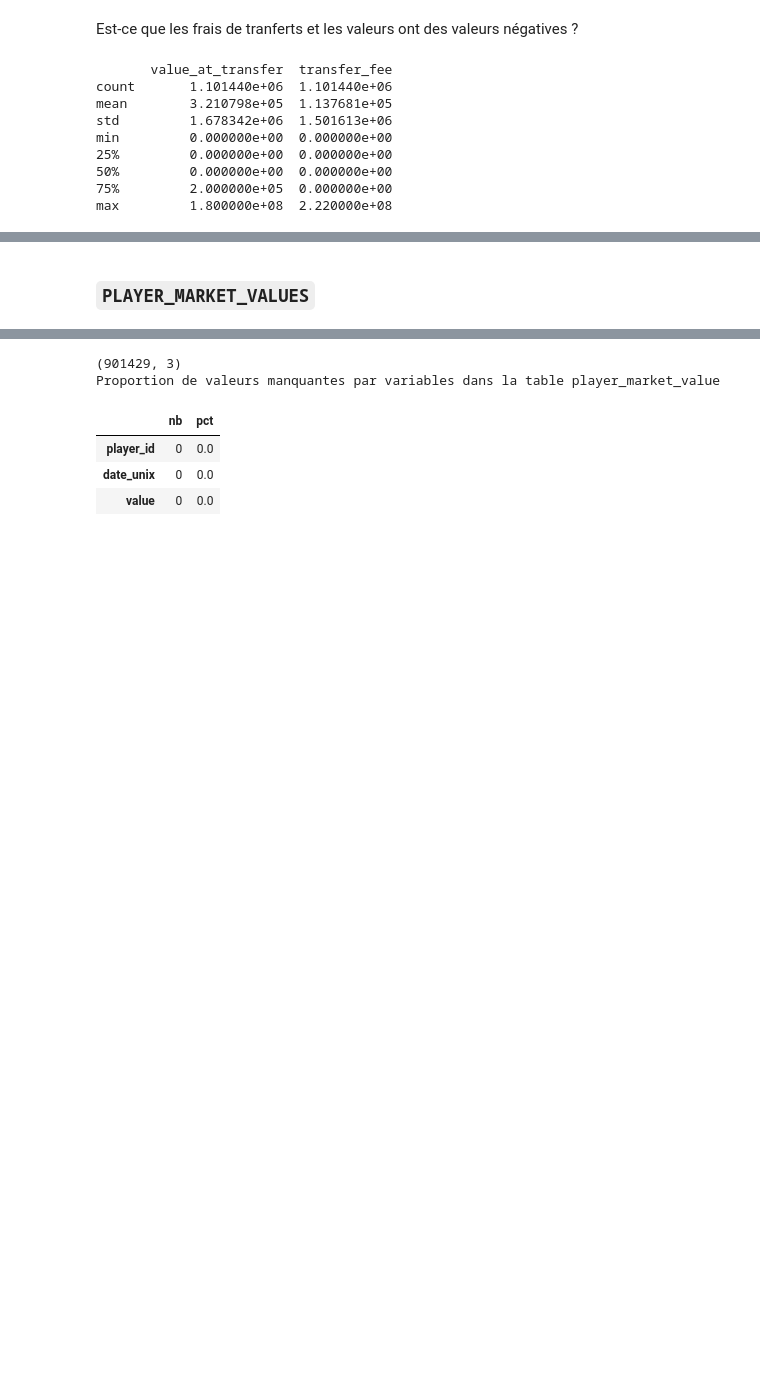
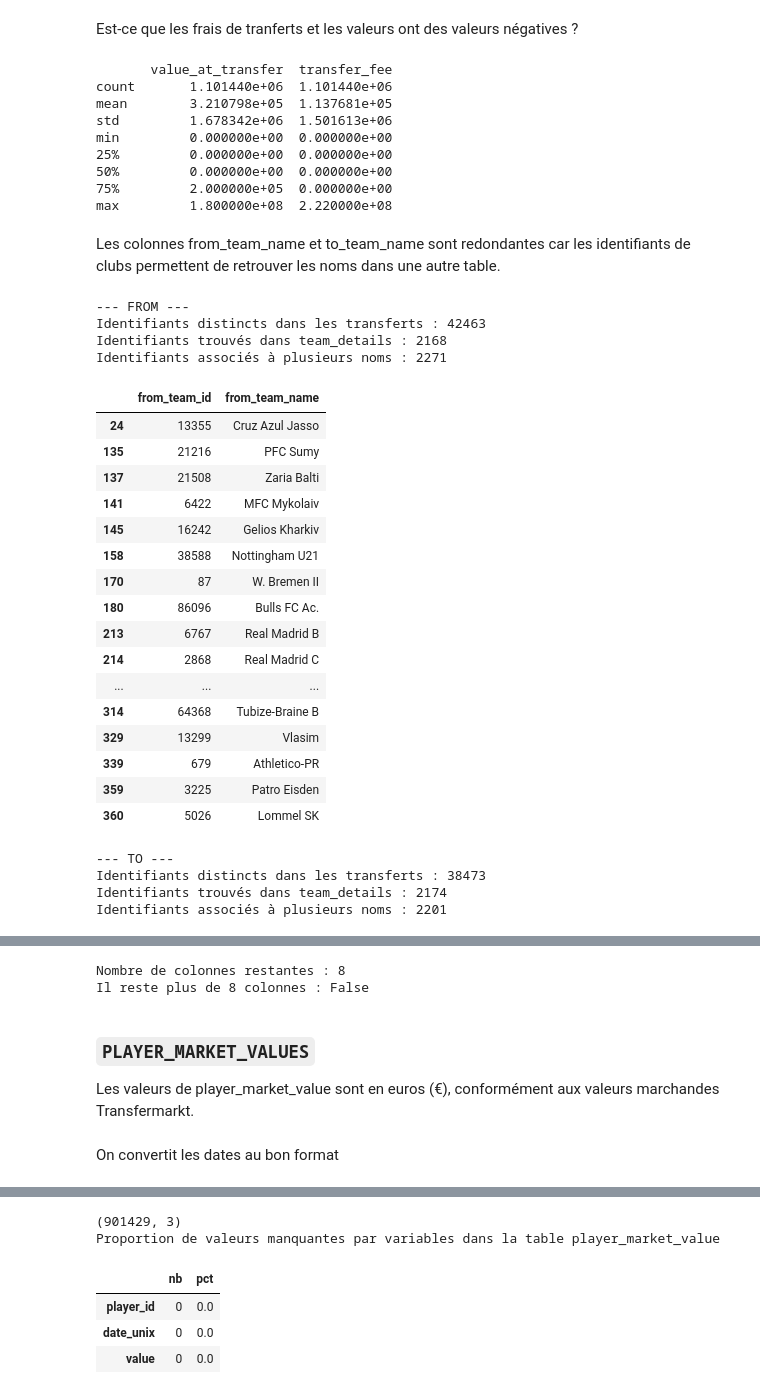
Before and after one commit to Charlesptrd/football-key-person-insurance, a Jupyter notebook: notebooks/01_database.ipynb, the cells around one changed output, grey strips where cells are left out. Saved outputs shown, nothing was run; the diff lists cells and outputs as text; code cells hidden in the pictures; blank space fills up the shorter version.

```diff
--- a/notebooks/01_database.ipynb
+++ b/notebooks/01_database.ipynb
@@ -2102,3 +2130,71 @@ min         0.000000e+00  0.000000e+00
 50%         0.000000e+00  0.000000e+00
 75%         2.000000e+05  0.000000e+00
 max         1.800000e+08  2.220000e+08
+# %% [markdown]
+Les colonnes from_team_name et to_team_name sont redondantes car les identifiants de clubs permettent de retrouver les noms dans une autre table.
+# %%
+
+transferts = tables.get("transfer_history_clean", tables["transfer_history"])
+clubs = tables["team_details"][["club_id", "club_name"]].drop_duplicates("club_id")
+
+for cote in ["from", "to"]:
+    id_col = f"{cote}_team_id"
+    nom_col = f"{cote}_team_name"
+
+    # Couverture de la table team_details
+    ids_presents = transferts[id_col].dropna().nunique()
+    ids_connus = transferts.loc[
+        transferts[id_col].isin(clubs["club_id"]), id_col
+    ].nunique()
+
+    print(f"\n--- {cote.upper()} ---")
+    print("Identifiants distincts dans les transferts :", ids_presents)
+    print("Identifiants trouvés dans team_details :", ids_connus)
+
+    # Un même identifiant est-il associé à plusieurs noms dans les transferts ?
+    noms_par_id = (
+        transferts.dropna(subset=[id_col, nom_col])
+        .groupby(id_col)[nom_col]
+        .nunique()
+    )
+    ids_noms_multiples = noms_par_id[noms_par_id > 1]
+
+    print("Identifiants associés à plusieurs noms :", len(ids_noms_multiples))
+
+    # Afficher quelques cas pour vérification
+    display(
+        transferts[transferts[id_col].isin(ids_noms_multiples.index)]
+        [[id_col, nom_col]]
+        .drop_duplicates()
+        .head(20)
+    )
+    nb_colonnes = transferts_analyse.shape[1]
+
+print("Nombre de colonnes restantes :", nb_colonnes)
+print("Il reste plus de 8 colonnes :", nb_colonnes > 8)
+# %% [output]
+--- FROM ---
+Identifiants distincts dans les transferts : 42463
+Identifiants trouvés dans team_details : 2168
+Identifiants associés à plusieurs noms : 2271
+|  | from_team_id | from_team_name |
+| 24 | 13355 | Cruz Azul Jasso |
+| 135 | 21216 | PFC Sumy |
+| 137 | 21508 | Zaria Balti |
+| 141 | 6422 | MFC Mykolaiv |
+| 145 | 16242 | Gelios Kharkiv |
+| 158 | 38588 | Nottingham U21 |
+| 170 | 87 | W. Bremen II |
+| 180 | 86096 | Bulls FC Ac. |
+| 213 | 6767 | Real Madrid B |
+| 214 | 2868 | Real Madrid C |
+| ... | ... | ... |
+| 314 | 64368 | Tubize-Braine B |
+| 329 | 13299 | Vlasim |
+| 339 | 679 | Athletico-PR |
+| 359 | 3225 | Patro Eisden |
+| 360 | 5026 | Lommel SK |
+--- TO ---
+Identifiants distincts dans les transferts : 38473
+Identifiants trouvés dans team_details : 2174
+Identifiants associés à plusieurs noms : 2201
@@ -2105,2 +2218,7 @@ max         1.800000e+08  2.220000e+08
+Nombre de colonnes restantes : 8
+Il reste plus de 8 colonnes : False
 # %% [markdown]
 ### `PLAYER_MARKET_VALUES`
+Les valeurs de player_market_value sont en euros (€), conformément aux valeurs marchandes Transfermarkt.
+# %% [markdown]
+On convertit les dates au bon format
```
Also changed, not shown: parts of 13 cells of this notebook.
